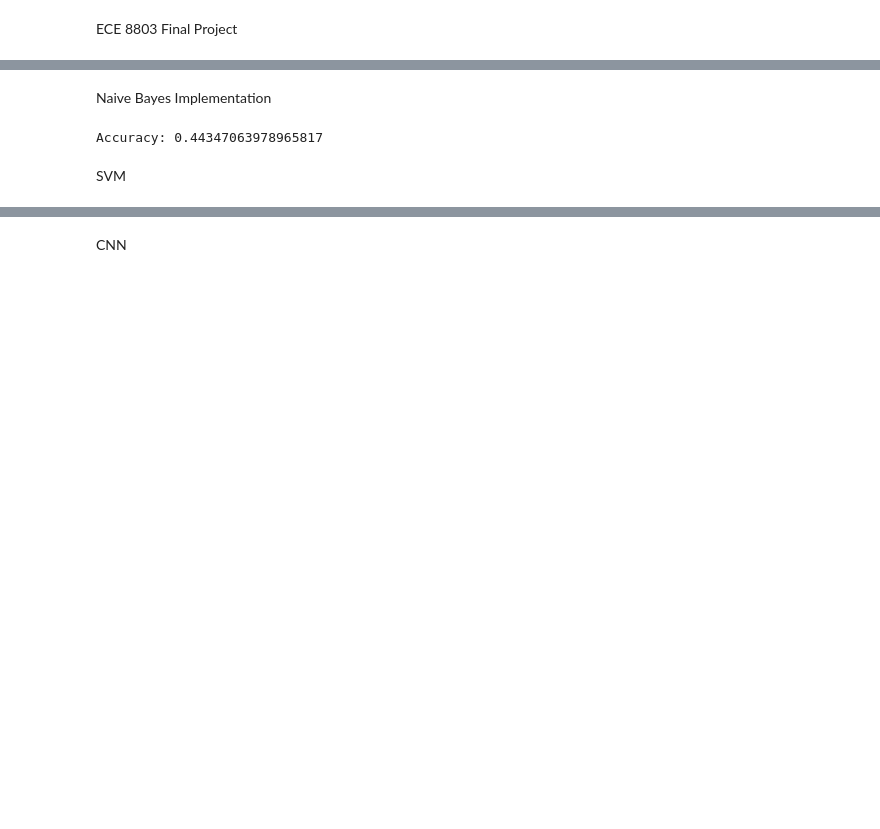
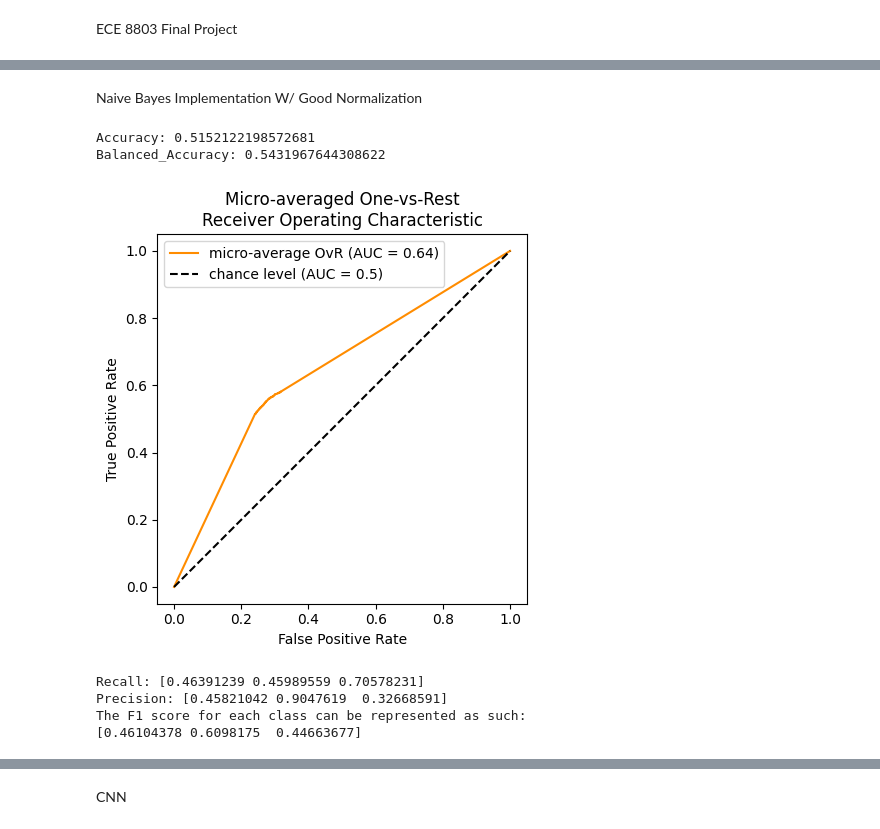
Before and after one commit to jgrilo3/8803_Final_Project, a Jupyter notebook: 8803FinalProject.ipynb, the cells around one changed output, grey strips where cells are left out. Saved outputs shown, nothing was run; the diff lists cells and outputs as text; code cells hidden in the pictures; blank space fills up the shorter version.

```diff
--- a/8803FinalProject.ipynb
+++ b/8803FinalProject.ipynb
@@ -188,9 +258,10 @@ torch.Size([1, 224, 224])
 # %% [markdown]
-Naive Bayes Implementation
+Naive Bayes Implementation W/ Good Normalization
 # %%
 import numpy as np
-from sklearn.naive_bayes import MultinomialNB
-from sklearn.metrics import accuracy_score
+from sklearn.naive_bayes import GaussianNB
+from sklearn.metrics import accuracy_score, balanced_accuracy_score
+
 
 #print(type(images_train[0]))
 #print(images_train[0])
@@ -202,14 +273,15 @@ y_test = labels_test
 
 
 # train a Naive Bayes classifier
-clf = MultinomialNB()
+clf = GaussianNB()
 clf.fit(X_train, y_train)
 
 # evaluate the classifier on the test data
 y_pred = clf.predict(X_test)
+balanced_accuracy = balanced_accuracy_score(y_test,y_pred)
 accuracy = accuracy_score(y_test, y_pred)
 print('Accuracy:', accuracy)
+print("Balanced_Accuracy:", balanced_accuracy)
 # %% [output]
-Accuracy: 0.44347063978965817
+Accuracy: 0.5152122198572681
+Balanced_Accuracy: 0.5431967644308622
-# %% [markdown]
-SVM
@@ -244,0 +288,39 @@ print("Accuracy: {:.2f}%".format(accuracy*100))
+# %%
+import matplotlib.pyplot as plt
+from sklearn.preprocessing import LabelBinarizer
+from sklearn.naive_bayes import GaussianNB
+from sklearn.metrics import RocCurveDisplay
+
+classifier = GaussianNB()
+y_score = classifier.fit(X_train, y_train).predict_proba(X_test)
+
+label_binarizer = LabelBinarizer().fit(y_train)
+y_onehot_test = label_binarizer.transform(y_test)
+
+RocCurveDisplay.from_predictions(
+    y_onehot_test.ravel(),
+    y_score.ravel(),
+    name="micro-average OvR",
+    color="darkorange",
+)
+plt.plot([0, 1], [0, 1], "k--", label="chance level (AUC = 0.5)")
+plt.axis("square")
+plt.xlabel("False Positive Rate")
+plt.ylabel("True Positive Rate")
+plt.title("Micro-averaged One-vs-Rest\nReceiver Operating Characteristic")
+plt.legend()
+plt.show()
+# %% [output]
+[figure, added]
+# %%
+from sklearn.metrics import f1_score, recall_score, precision_score
+print("Recall: " + str(recall_score(y_test, y_pred, average = None)))
+print("Precision: " + str(precision_score(y_test, y_pred, average = None, zero_division = 0)))
+
+print("The F1 score for each class can be represented as such: ")
+print(f1_score(y_test, y_pred, average=None))
+# %% [output]
+Recall: [0.46391239 0.45989559 0.70578231]
+Precision: [0.45821042 0.9047619  0.32668591]
+The F1 score for each class can be represented as such:
+[0.46104378 0.6098175  0.44663677]
```
Also changed, not shown: parts of 39 cells of this notebook.
